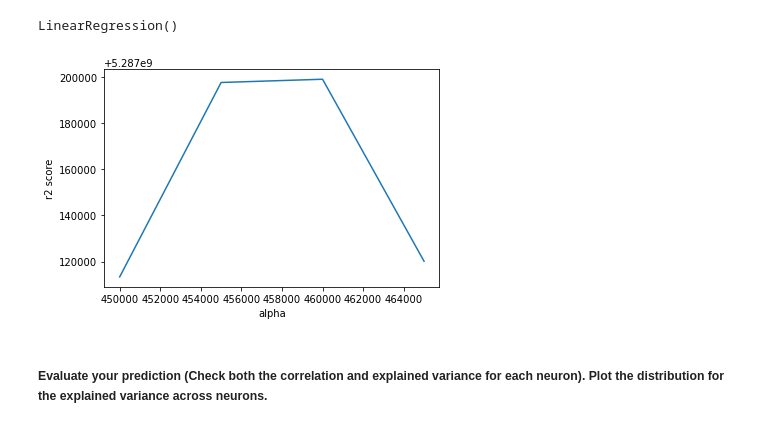
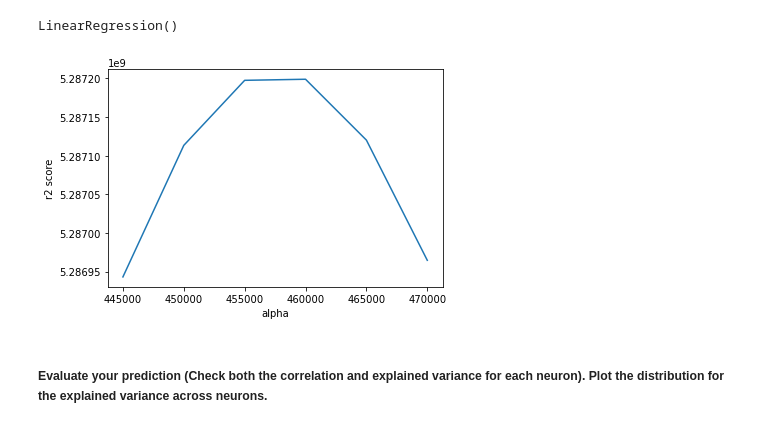
Before and after one commit to emmabhl/NX414_Predicting_neural_activity, a Jupyter notebook: week5.ipynb, the cells around one changed output. Cells and saved outputs as stored; diff of their text form; code cells hidden in the pictures.

```diff
--- a/week5.ipynb
+++ b/week5.ipynb
@@ -156,8 +109,8 @@ def RidgeCV(X, y, alphas):
 # %%
-alphas = [450000, 455000, 460000, 465000]
+alphas = [445000, 450000, 455000, 460000, 465000, 470000]
 ridge_model, best_alpha = RidgeCV(flat_train, spikes_train, alphas)
 # %% [output]
-[figure, old version]
+[figure, new version]
 # %% [markdown]
 ##### Evaluate your prediction (Check both the correlation and explained variance for each neuron). Plot the distribution for the explained variance across neurons.
 # %%
```
Also changed, not shown: parts of 4 cells of this notebook.
